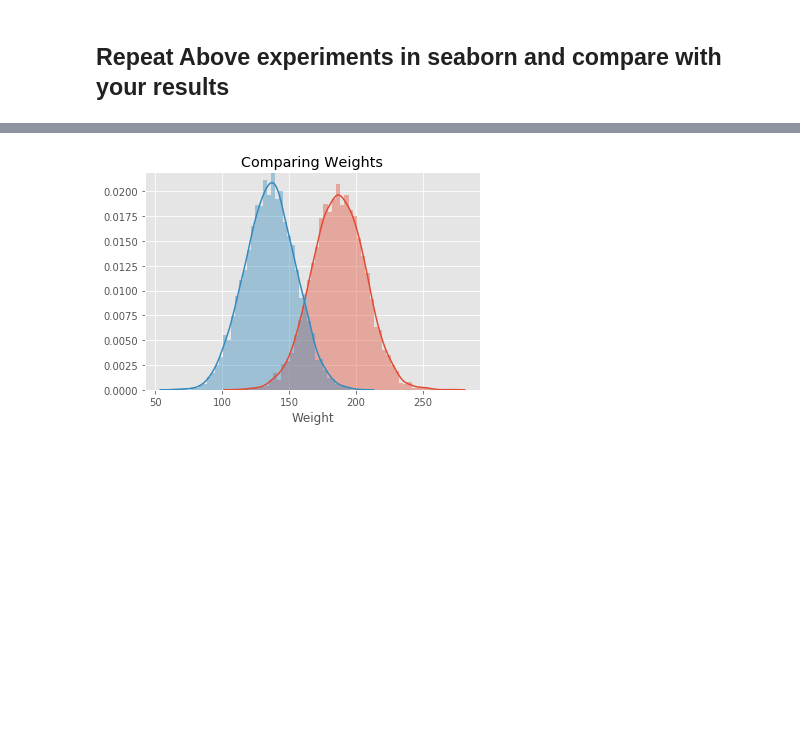
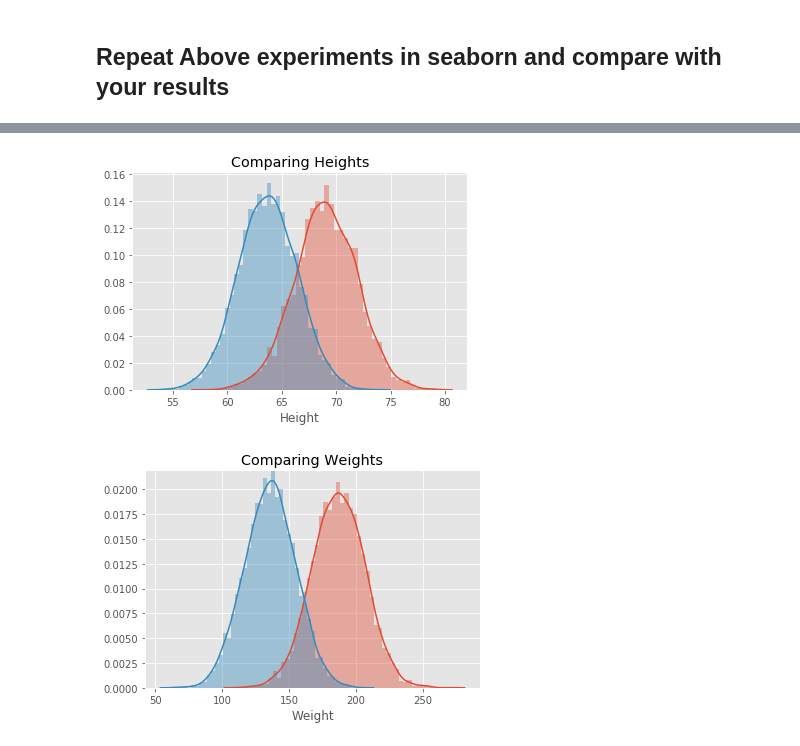
Before and after one commit to probboy/probability-density-functions-lab-nyc-ds-082619, a Jupyter notebook: index.ipynb, the cells around one changed output, grey strips where cells are left out. Saved outputs shown, nothing was run; the diff lists cells and outputs as text; code cells hidden in the pictures; blank space fills up the shorter version.

```diff
--- a/index.ipynb
+++ b/index.ipynb
@@ -174,3 +170,12 @@ The 'normed' kwarg was deprecated in Matplotlib 2.1 and will be removed in 3.1.
+# %%
+# Code for heights here
+import seaborn as sns
+sns.distplot(male_df.Height)
+sns.distplot(female_df.Height)
+plt.title('Comparing Heights')
+plt.show()
+# %% [output]
+[figure, added]
 # %%
 # Code for weights here
 # %% [output]
```
Also changed, not shown: parts of 1 cell of this notebook.
